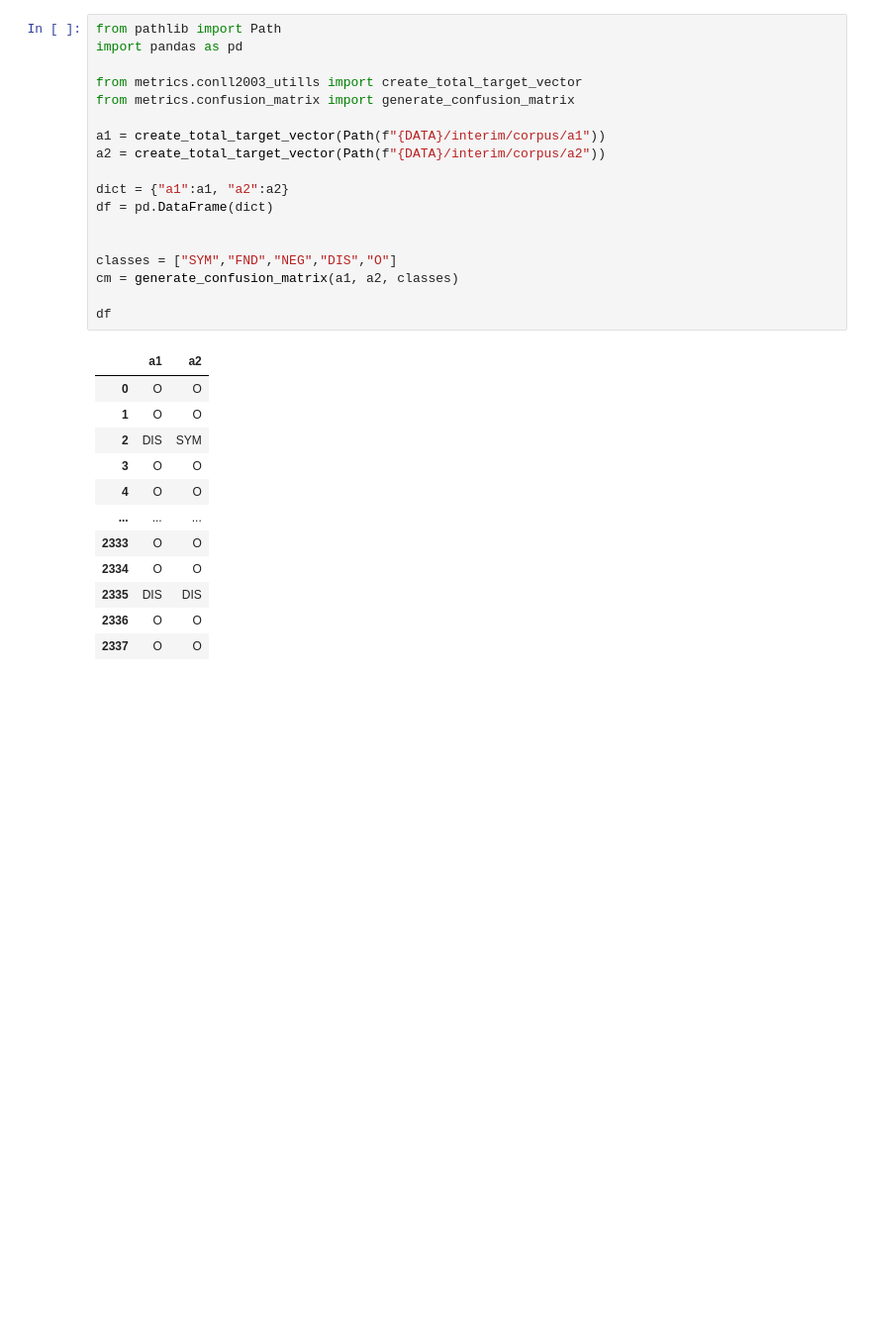
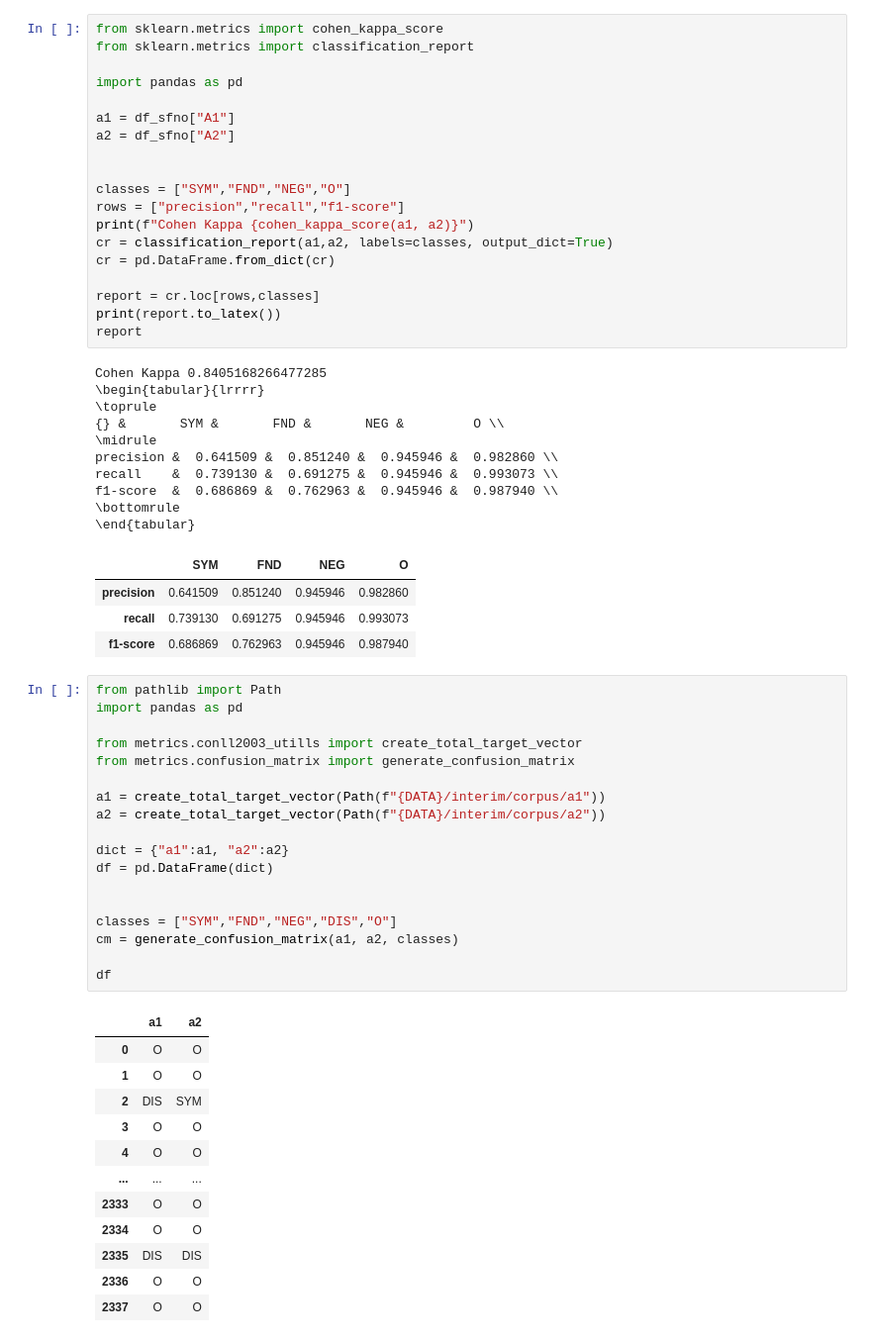
Before and after one commit to callebalik/clinical_NLP_SE, a Jupyter notebook: scripts/confusion_matrix_plot.ipynb, the cells around one changed output. Shown at 99% size. Cells and saved outputs as stored; diff of their text form; blank space fills up the shorter version.

```diff
--- a/scripts/confusion_matrix_plot.ipynb
+++ b/scripts/confusion_matrix_plot.ipynb
@@ -178,3 +256,37 @@ plot_confusion_matrix(df_sfno.A1_sf, df_sfno.A2_sf, classes=classes, normalize=T
+# %%
+from sklearn.metrics import cohen_kappa_score
+from sklearn.metrics import classification_report
+
+import pandas as pd
+
+a1 = df_sfno["A1"]
+a2 = df_sfno["A2"]
+
+
+classes = ["SYM","FND","NEG","O"]
+rows = ["precision","recall","f1-score"]
+print(f"Cohen Kappa {cohen_kappa_score(a1, a2)}")
+cr = classification_report(a1,a2, labels=classes, output_dict=True)
+cr = pd.DataFrame.from_dict(cr)
+
+report = cr.loc[rows,classes]
+print(report.to_latex())
+report
+# %% [output]
+Cohen Kappa 0.8405168266477285
+\begin{tabular}{lrrrr}
+\toprule
+{} &       SYM &       FND &       NEG &         O \\
+\midrule
+precision &  0.641509 &  0.851240 &  0.945946 &  0.982860 \\
+recall    &  0.739130 &  0.691275 &  0.945946 &  0.993073 \\
+f1-score  &  0.686869 &  0.762963 &  0.945946 &  0.987940 \\
+\bottomrule
+\end{tabular}
+|  | SYM | FND | NEG | O |
+| precision | 0.641509 | 0.851240 | 0.945946 | 0.982860 |
+| recall | 0.739130 | 0.691275 | 0.945946 | 0.993073 |
+| f1-score | 0.686869 | 0.762963 | 0.945946 | 0.987940 |
 # %%
 from pathlib import Path
 import pandas as pd
```
Also changed, not shown: parts of 10 cells of this notebook, 2 other files.
